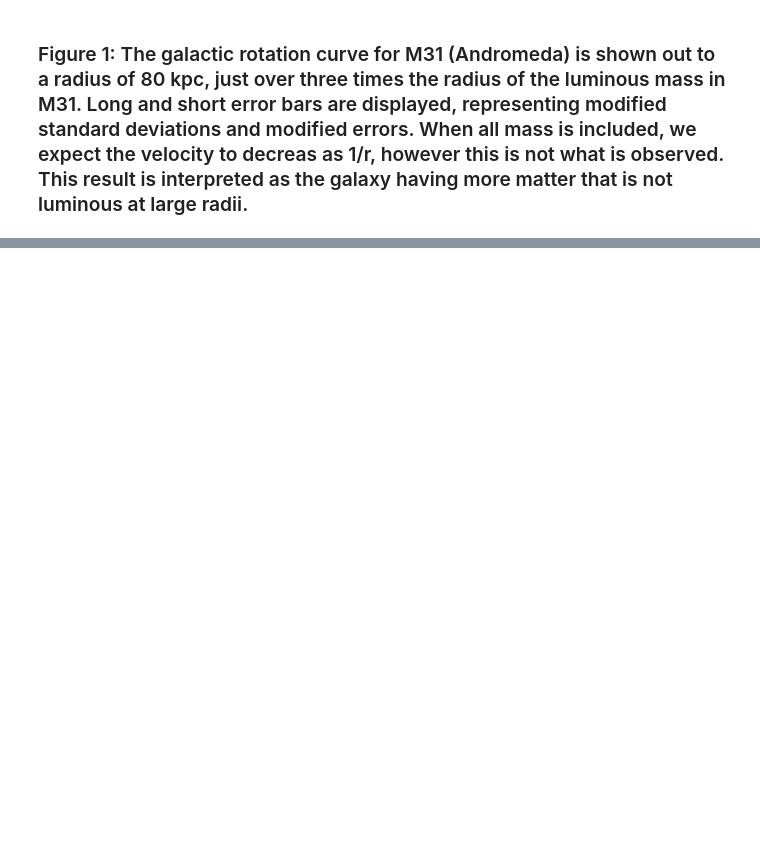
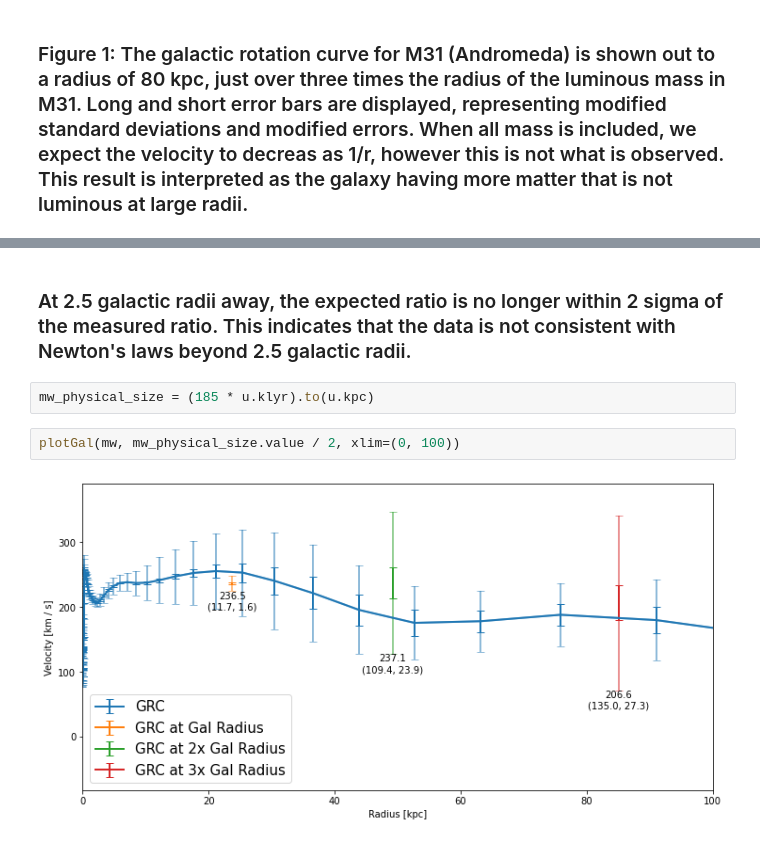
Before and after one commit to FoxFortino/DSPS_WFortino, a Jupyter notebook: HW4/HW4.ipynb, the cells around one changed output, grey strips where cells are left out. Drawn from its saved outputs; the diff is of its cells as text; blank space fills up the shorter version.

```diff
--- a/HW4/HW4.ipynb
+++ b/HW4/HW4.ipynb
@@ -143,0 +180,8 @@ int_r
+# %% [markdown]
+### At 2.5 galactic radii away, the expected ratio is no longer within 2 sigma of the measured ratio. This indicates that the data is not consistent with Newton's laws beyond 2.5 galactic radii.
+# %%
+mw_physical_size = (185 * u.klyr).to(u.kpc)
+# %%
+plotGal(mw, mw_physical_size.value / 2, xlim=(0, 100))
+# %% [output]
+[figure, added]
```
Also changed, not shown: parts of 11 cells of this notebook.
